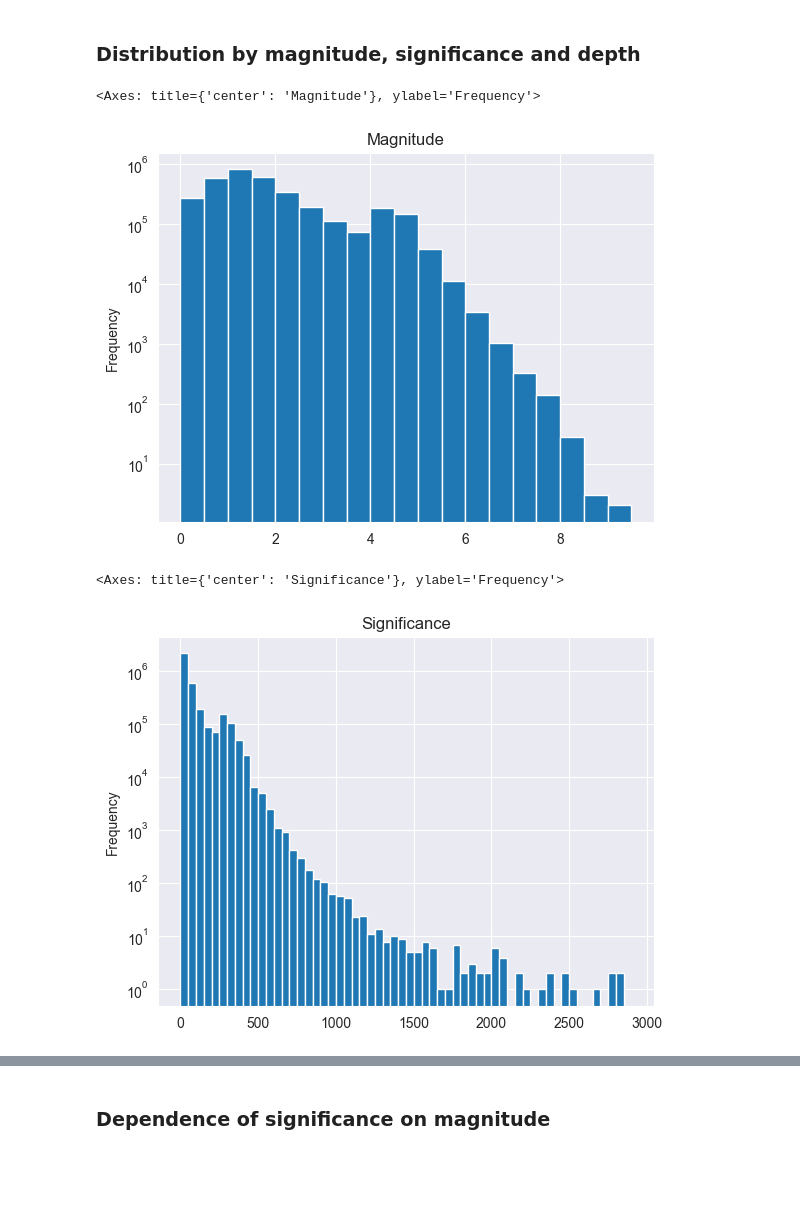
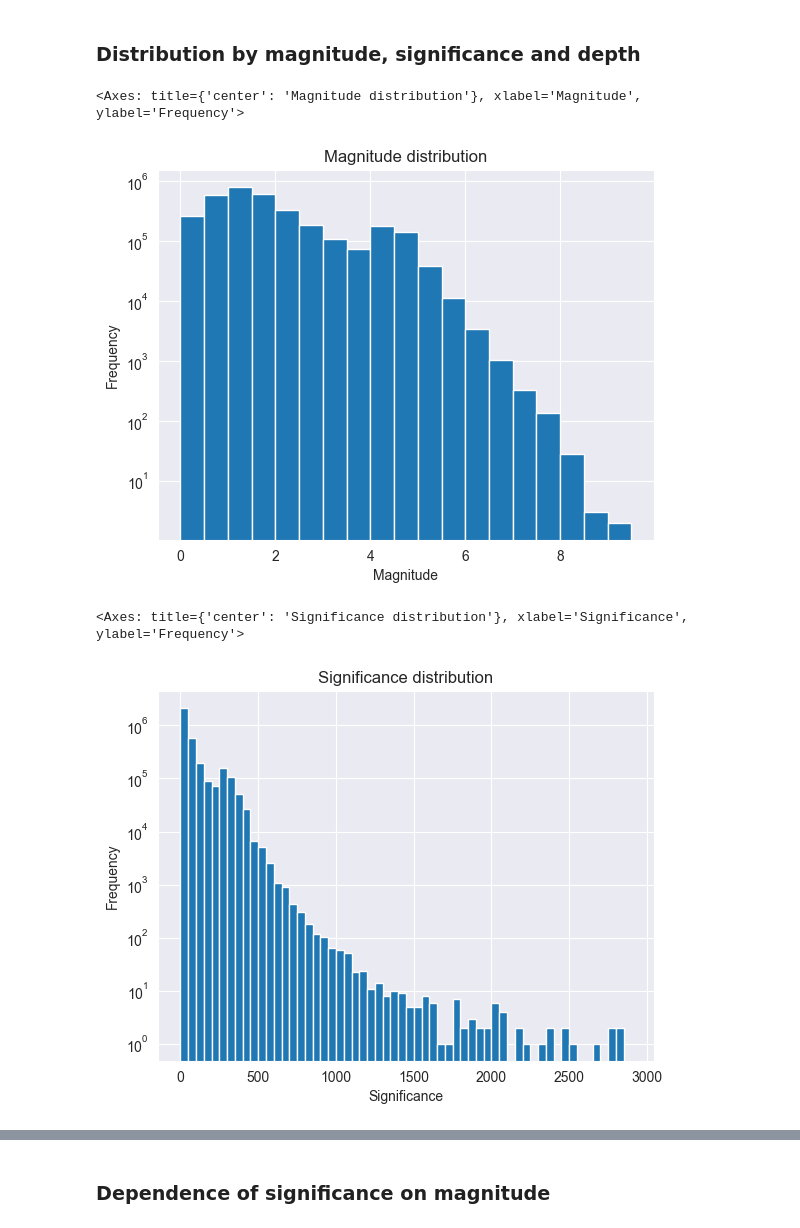
Before and after one commit to DenisIndenbom/DSBA-analytical-project, a Jupyter notebook: project.ipynb, the cells around one changed output, grey strips where cells are left out. Saved outputs shown, nothing was run; the diff lists cells and outputs as text; code cells hidden in the pictures; blank space fills up the shorter version.

Commit message:
Not particularly important changes in plots and code

```diff
--- a/project.ipynb
+++ b/project.ipynb
@@ -201,13 +201,13 @@ df['year'][df['significance'] >= df['significance'].max() // 4].value_counts(sor
 # %% [markdown]
 ### Distribution by magnitude, significance and depth
 # %%
-df['magnitudo'].plot(kind='hist', bins=np.arange(0., 10., 0.5), log=True, title='Magnitude')
+df['magnitudo'].plot(kind='hist', bins=np.arange(0., 10., 0.5), log=True, title='Magnitude distribution', xlabel='Magnitude')
 # %% [output]
-<Axes: title={'center': 'Magnitude'}, ylabel='Frequency'>
+<Axes: title={'center': 'Magnitude distribution'}, xlabel='Magnitude', ylabel='Frequency'>
-[figure, old version]
+[figure, new version]
 # %%
-df['significance'].plot(kind='hist', bins=np.arange(0., df['significance'].max(), 50), log=True, title='Significance')
+df['significance'].plot(kind='hist', bins=np.arange(0., df['significance'].max(), 50), log=True, title='Significance distribution', xlabel='Significance')
 # %% [output]
-<Axes: title={'center': 'Significance'}, ylabel='Frequency'>
+<Axes: title={'center': 'Significance distribution'}, xlabel='Significance', ylabel='Frequency'>
-[figure, old version]
+[figure, new version]
 # %%
```
Also changed, not shown: parts of 9 cells of this notebook.
